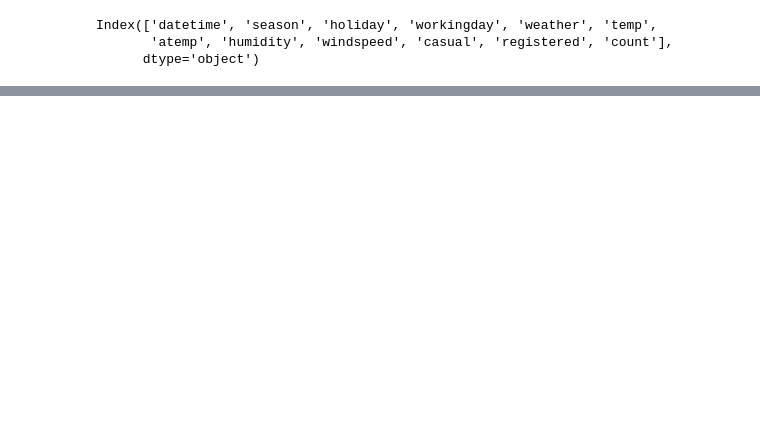
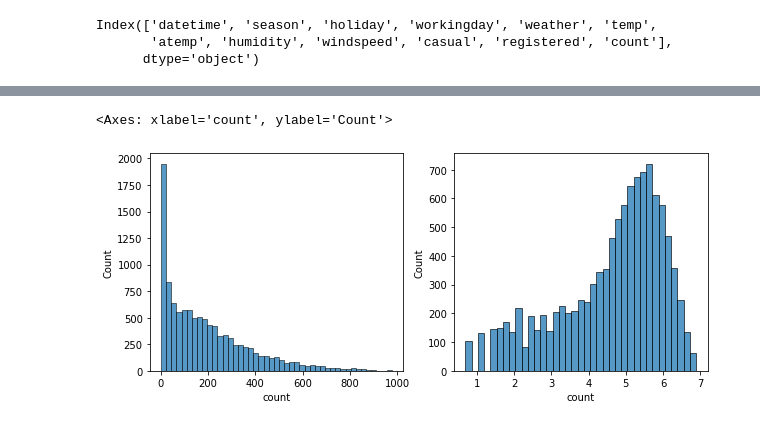
Before and after one commit to ParkSungHyon/fast_campus, a Jupyter notebook: 딥러닝·인공지능 Signature 초격차 패키지 Online/2_ml_regressor.ipynb, the cells around one changed output, grey strips where cells are left out. Cells and saved outputs as stored; diff of their text form; code cells hidden in the pictures; blank space fills up the shorter version.

```diff
--- a/딥러닝·인공지능 Signature 초격차 패키지 Online/2_ml_regressor.ipynb
+++ b/딥러닝·인공지능 Signature 초격차 패키지 Online/2_ml_regressor.ipynb
@@ -99,0 +88,14 @@ dtype: float64
+# %%
+from sklearn.metrics import accuracy_score
+from sklearn.metrics import mean_absolute_error, mean_squared_error, r2_score
+
+Y = df['count']
+X = df.drop(['datetime', 'count', 'registered', 'casual'], axis=1, inplace=False)
+
+X_train, X_test, y_train, y_test = train_test_split(X, Y, test_size=0.3, random_state=42)
+
+Ir_model = LinearRegression()
+Ir_model.fit(X_train, y_train)
+y_pred = Ir_model.predict(X_test)
+
+mean_squared_error(y_test, y_pred)
@@ -99,0 +142,10 @@ dtype: float64
+# %%
+y_log = np.log1p(Y)
+
+fig, axs = plt.subplots(nrows=1, ncols=2)
+fig.set_size_inches(10, 4)
+sns.histplot(x=Y, ax=axs[0])
+sns.histplot(x=y_log, ax=axs[1])
+# %% [output]
+<Axes: xlabel='count', ylabel='Count'>
+[figure, added]
```
Also changed, not shown: parts of 20 cells of this notebook, 2 other files.
